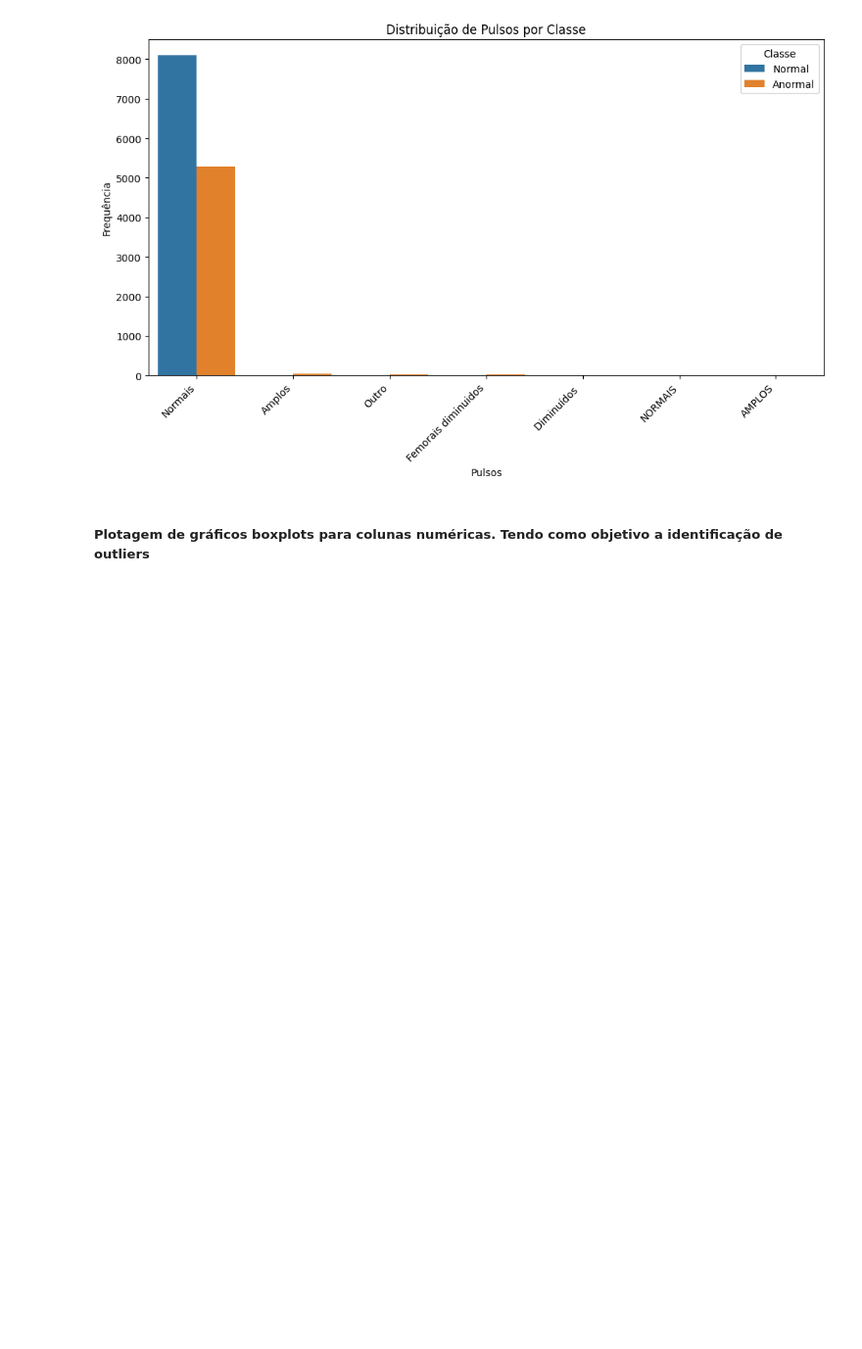
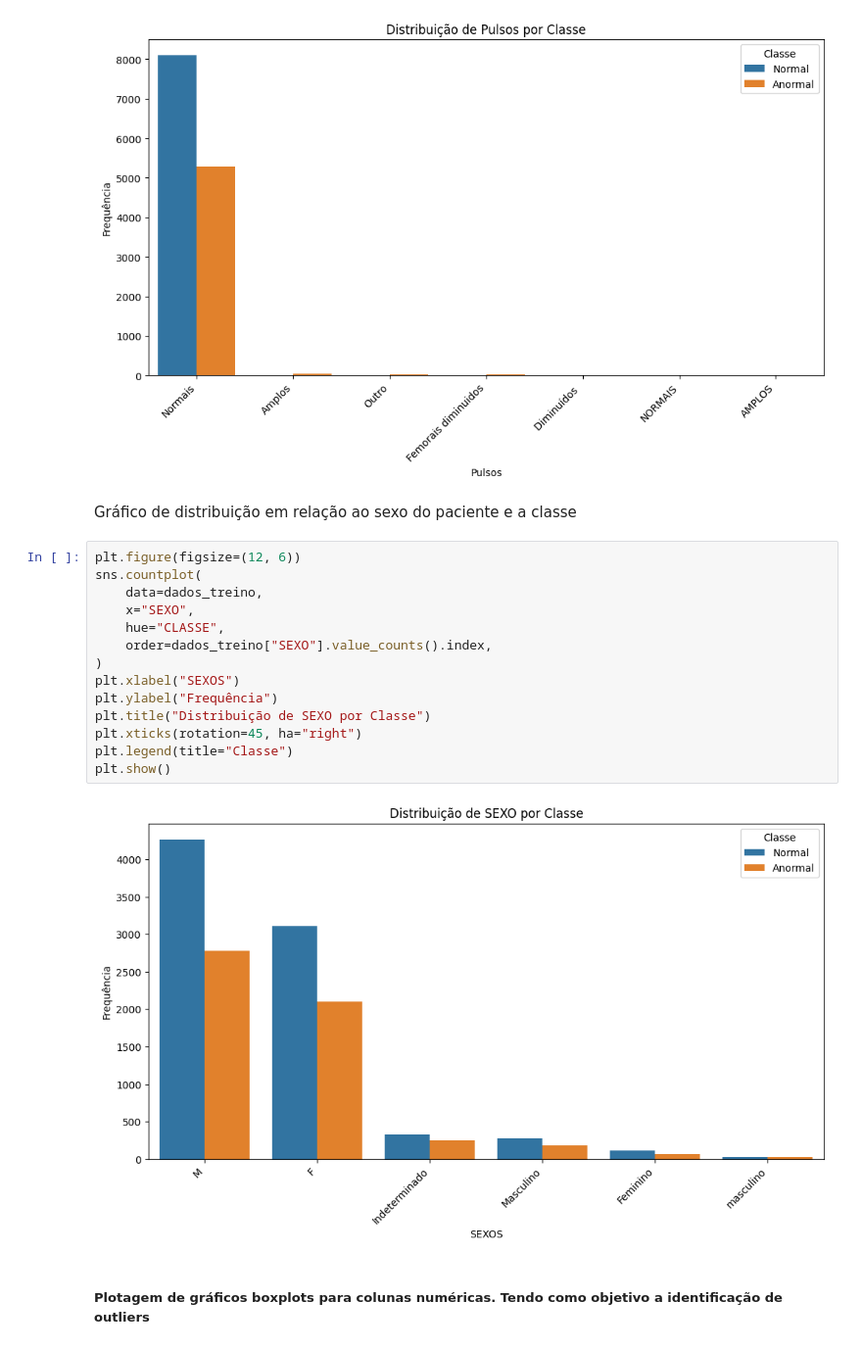
Before and after one commit to guisantoxxx/trabalho-AM, a Jupyter notebook: main.ipynb, the cells around one changed output. Shown at 98% size. Saved outputs shown, nothing was run; the diff lists cells and outputs as text; blank space fills up the shorter version.

Commit message:
tratamento de dados

```diff
--- a/main.ipynb
+++ b/main.ipynb
@@ -227,6 +227,24 @@ plt.legend(title='Classe')
 plt.show()
 # %% [output]
 [figure]
+# %% [markdown]
+Gráfico de distribuição em relação ao sexo do paciente e a classe
+# %%
+plt.figure(figsize=(12, 6))
+sns.countplot(
+    data=dados_treino,
+    x="SEXO",
+    hue="CLASSE",
+    order=dados_treino["SEXO"].value_counts().index,
+)
+plt.xlabel("SEXOS")
+plt.ylabel("Frequência")
+plt.title("Distribuição de SEXO por Classe")
+plt.xticks(rotation=45, ha="right")
+plt.legend(title="Classe")
+plt.show()
+# %% [output]
+[figure, added]
 # %% [markdown]
 ##### Plotagem de gráficos boxplots para colunas numéricas. Tendo como objetivo a identificação de outliers
 # %%
```
Also changed, not shown: parts of 168 cells of this notebook, 1 other file.
